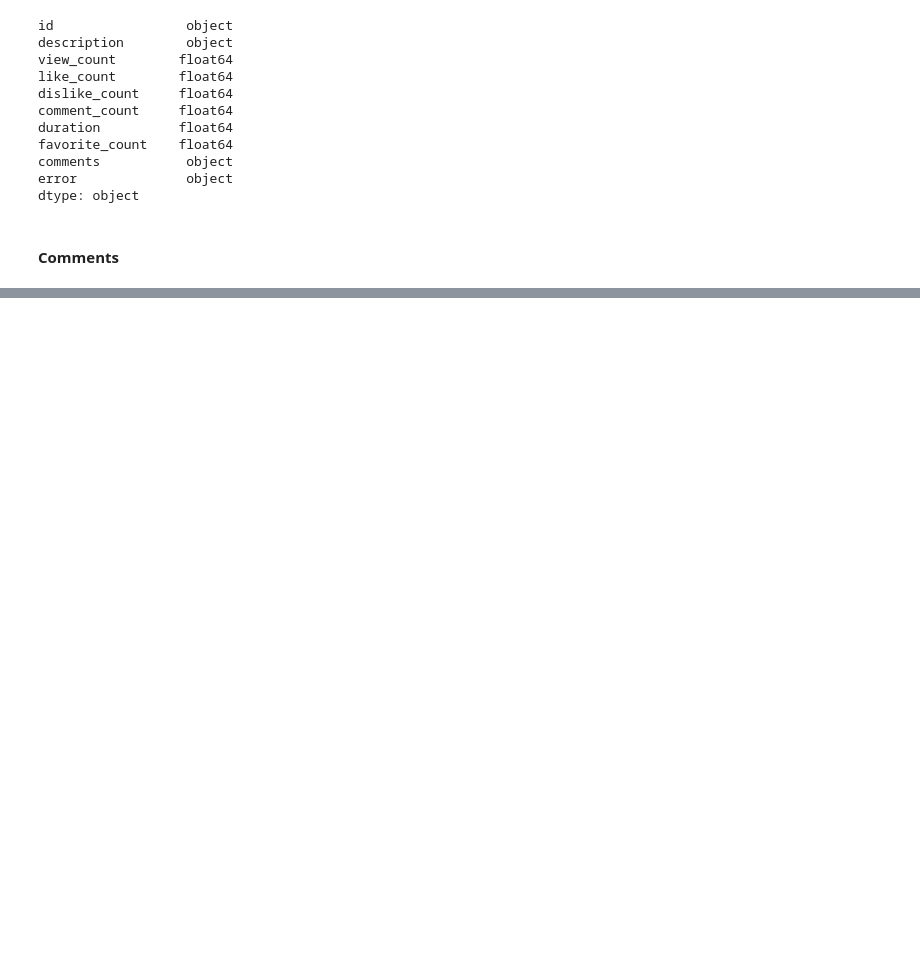
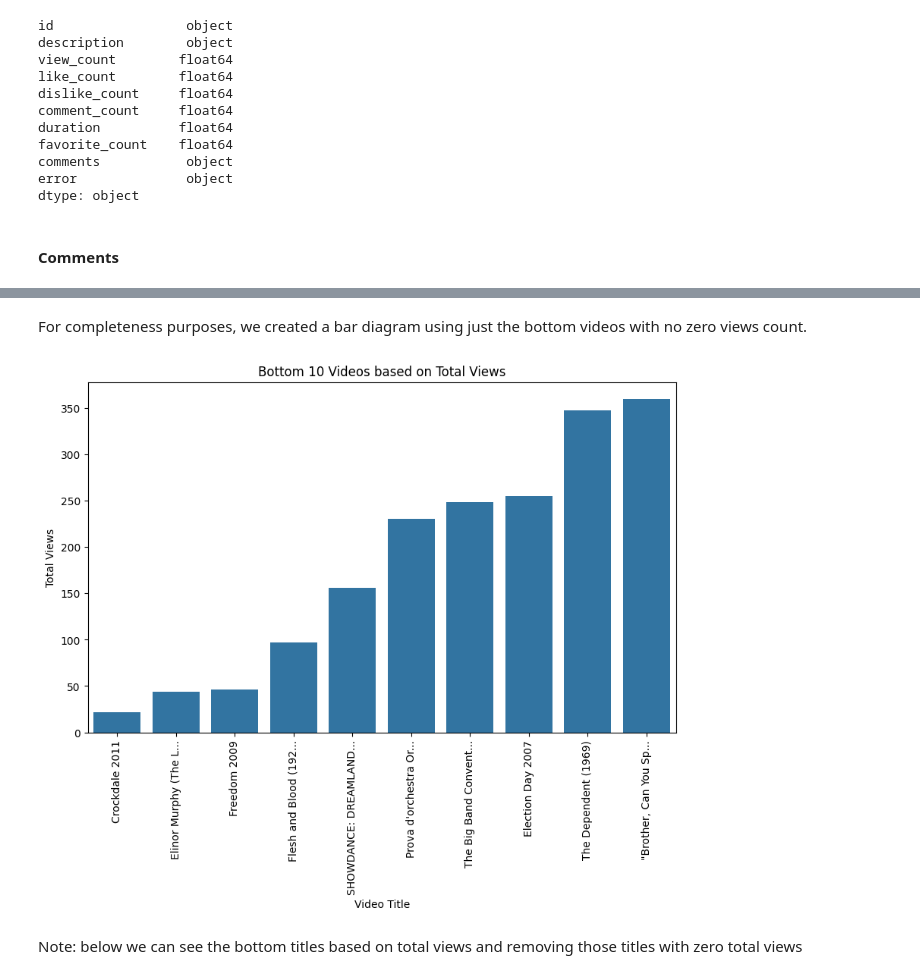
Before and after one commit to acorreal7/youtube-comments-analysis, a Jupyter notebook: AML3204_youtube_data_analysis.ipynb, the cells around one changed output, grey strips where cells are left out. Cells and saved outputs as stored; diff of their text form; code cells hidden in the pictures; blank space fills up the shorter version.

```diff
--- a/AML3204_youtube_data_analysis.ipynb
+++ b/AML3204_youtube_data_analysis.ipynb
@@ -225,0 +365,5 @@ data.to_csv('./data/youtube_cleaned.csv', index=False)
+# %%
+# Sorting based on view_count to get the Botton-10, ascending
+
+bottom_10_videos = data.sort_values(by='view_count', ascending=True)
+bottom_10_videos.head(10)
@@ -225,0 +415,25 @@ data.to_csv('./data/youtube_cleaned.csv', index=False)
+# %% [markdown]
+For completeness purposes, we created a bar diagram using just the bottom videos with no zero views count.
+# %%
+bottom_10_videos = bottom_10_videos[bottom_10_videos['view_count'] != 0].sort_values(by='view_count', ascending=True).head(10) # Getting no-zer bottom-10
+# %%
+bottom_10_ids = list(bottom_10_videos['id']) # Ids of bottom-10 based on video views
+bottom_10_titles = get_youtube_titles(bottom_10_ids, youtube) # Getting the titles for those videos
+# %%
+max_title_length = 20
+truncated_bottom_10_titles = [title if len(title) <= max_title_length else title[:max_title_length] + '...' for title in bottom_10_titles]
+bottom_10_videos['title'] = truncated_bottom_10_titles
+# %%
+# Visualization top_10 videos
+plt.figure(figsize=(10, 6))
+sns.barplot(x='title', y='view_count', data=bottom_10_videos)
+plt.xticks(rotation=90)
+plt.title('Bottom 10 Videos based on Total Views')
+#set x axis labels
+plt.xlabel('Video Title')
+plt.ylabel('Total Views')
+plt.show()
+# %% [output]
+[figure, added]
+# %% [markdown]
+Note: below we can see the bottom titles based on total views and removing those titles with zero total views
```
Also changed, not shown: parts of 71 cells of this notebook, 1 other file.
